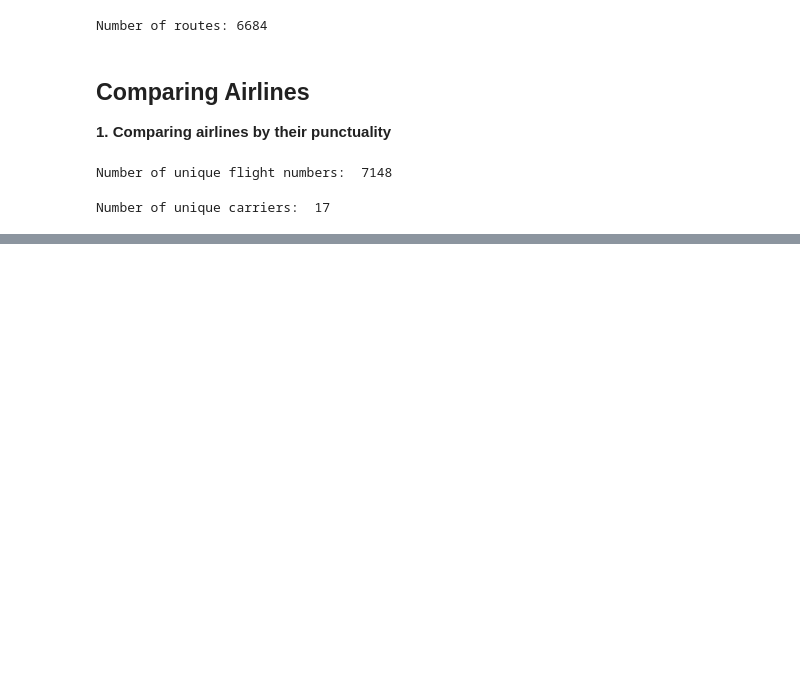
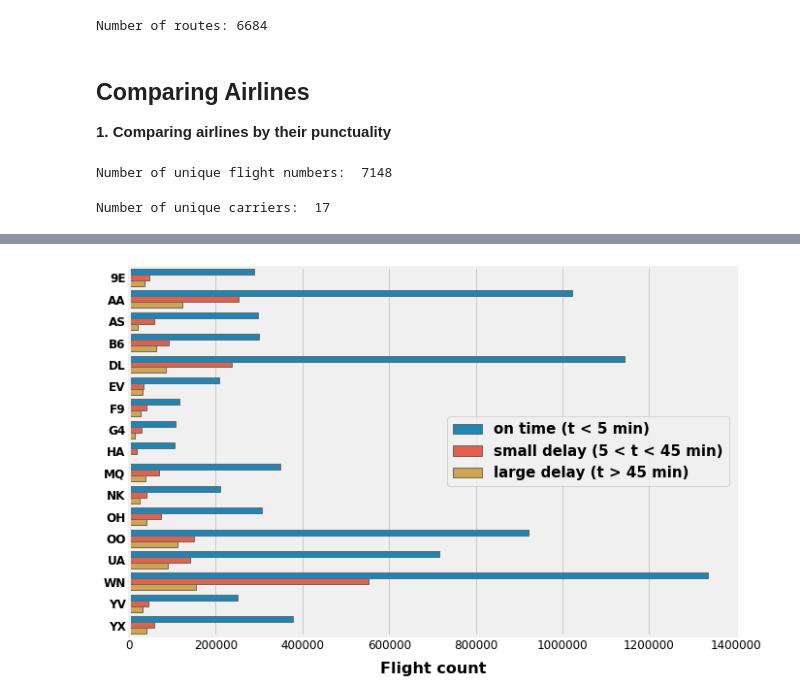
Before and after one commit to sheelabhadra/Pi-star-Skyblazers-DSC-2020, a Jupyter notebook: notebooks/EDA.ipynb, the cells around one changed output, grey strips where cells are left out. Cells and saved outputs as stored; diff of their text form; code cells hidden in the pictures; blank space fills up the shorter version.

```diff
--- a/notebooks/EDA.ipynb
+++ b/notebooks/EDA.ipynb
@@ -190,0 +201,25 @@ plt.tight_layout(w_pad=3)
+# %%
+#_____________________________________________
+# Function that define how delays are grouped
+delay_type = lambda x:((0,1)[x > 5],2)[x > 45]
+df['DELAY_LEVEL'] = df['DEP_DELAY_NEW'].apply(delay_type)
+#____________________________________________________
+fig = plt.figure(1, figsize=(10,7))
+ax = sns.countplot(y="CARRIER", hue='DELAY_LEVEL', data=df)
+#____________________________________________________________________________________
+# We replace the abbreviations by the full names of the companies and set the labels
+labels = abbr_companies
+ax.set_yticklabels(labels)
+plt.setp(ax.get_xticklabels(), fontsize=12, weight = 'normal', rotation = 0);
+plt.setp(ax.get_yticklabels(), fontsize=12, weight = 'bold', rotation = 0);
+ax.yaxis.label.set_visible(False)
+plt.xlabel('Flight count', fontsize=16, weight = 'bold', labelpad=10)
+#________________
+# Set the legend
+L = plt.legend()
+L.get_texts()[0].set_text('on time (t < 5 min)')
+L.get_texts()[1].set_text('small delay (5 < t < 45 min)')
+L.get_texts()[2].set_text('large delay (t > 45 min)')
+plt.show()
+# %% [output]
+[figure, added]
```
Also changed, not shown: parts of 23 cells of this notebook.
